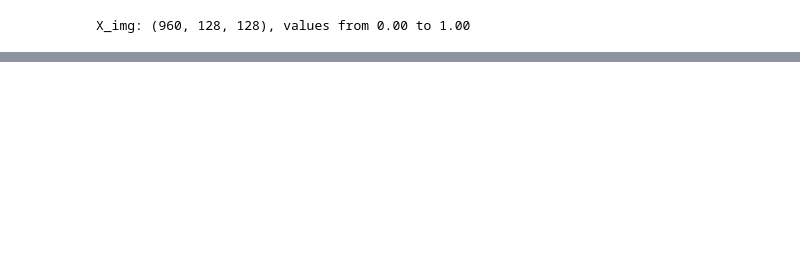
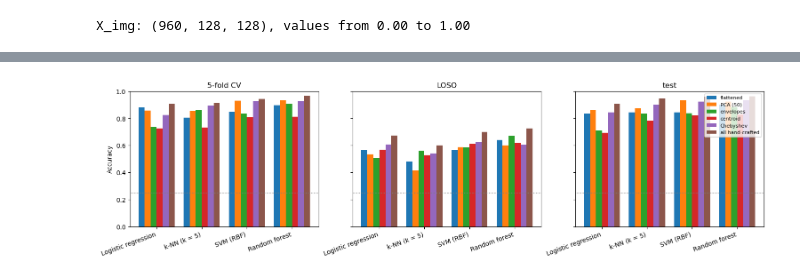
Before and after one commit to jimvanijcken/wicos, a Jupyter notebook: wicos.ipynb, the cells around one changed output, grey strips where cells are left out. Cells and saved outputs as stored; diff of their text form; code cells hidden in the pictures; blank space fills up the shorter version.

```diff
--- a/wicos.ipynb
+++ b/wicos.ipynb
@@ -491,0 +250,10 @@ plt.show()
+# %%
+from sklearn.decomposition import PCA
+from sklearn.preprocessing import StandardScaler
+
+# Image features: flatten the pre-processed images, one row of 128 * 128 pixels per sample
+X = X_img.reshape(len(X_img), -1)
+y_train, y_test = labels[idx_train], labels[idx_test]
+train_persons = persons[idx_train]
+
+print(f"Flattened features: {X.shape[1]} per sample ({len(idx_train)} training, {len(idx_test)} test samples)")
@@ -491,0 +401,12 @@ plt.show()
+# %%
+# Feature sets: name -> (feature matrix for all samples, steps fitted inside each fold before the classifier)
+F_hand = np.hstack([F_env, F_cent, F_cheb])
+feature_sets = {
+    "flattened": (X, lambda: [StandardScaler()]),
+    "PCA (50)": (X, lambda: [PCA(n_components=50, random_state=SEED), StandardScaler()]),
+    "envelopes": (F_env, lambda: [StandardScaler()]),
+    "centroid": (F_cent, lambda: [StandardScaler()]),
+    "Chebyshev": (F_cheb, lambda: [StandardScaler()]),
+    "all hand-crafted": (F_hand, lambda: [StandardScaler()]),
+}
+display(pd.Series({name: F.shape[1] for name, (F, _) in feature_sets.items()}, name="features").to_frame().T)
@@ -491,0 +515,20 @@ plt.show()
+# %%
+# Accuracy per model and feature set: 5-fold CV, LOSO and test
+fig, axes = plt.subplots(1, 3, figsize=(15, 4), sharey=True, constrained_layout=True)
+width = 0.8 / len(feature_sets)
+names = list(classifiers)
+pos = np.arange(len(names))
+for ax, metric in zip(axes, ["5-fold CV", "LOSO", "test"]):
+    for k, features in enumerate(feature_sets):
+        values = results.xs(features, level="features").loc[names, metric]
+        ax.bar(pos + (k - (len(feature_sets) - 1) / 2) * width, values, width=width, label=features, color=f"C{k}")
+    ax.axhline(0.25, color="gray", linestyle=":", linewidth=0.8)  # chance level (4 classes)
+    ax.set_xticks(pos, names, rotation=20, ha="right")
+    ax.set_title(metric)
+axes[0].set_ylabel("Accuracy")
+axes[0].set_ylim(0, 1)
+axes[-1].legend(fontsize=8)
+fig.savefig(FIG_DIR / "basic_models.pdf", bbox_inches="tight")
+plt.show()
+# %% [output]
+[figure, added]
```
Also changed, not shown: parts of 32 cells of this notebook, 16 other files.
